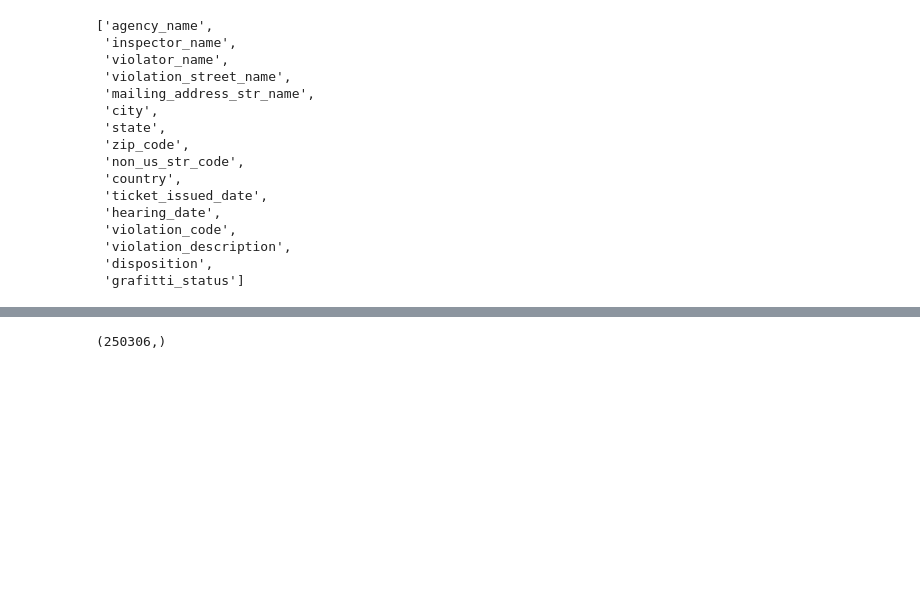
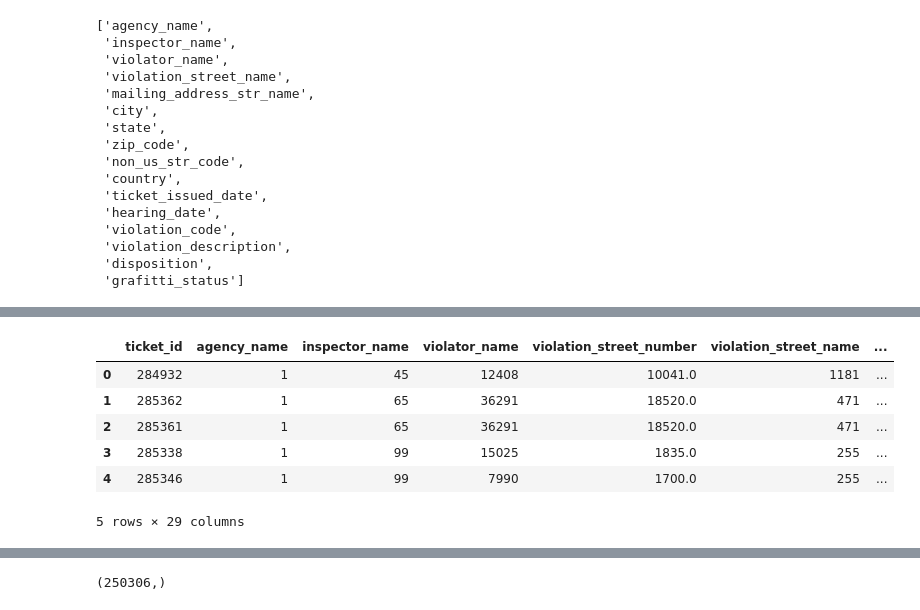
Before and after one commit to PavlovAS/coursera, a Jupyter notebook: Michigan_Python/Course_3_ML/Assignment_4.ipynb, the cells around one changed output, grey strips where cells are left out. Cells and saved outputs as stored; diff of their text form; code cells hidden in the pictures; blank space fills up the shorter version.

```diff
--- a/Michigan_Python/Course_3_ML/Assignment_4.ipynb
+++ b/Michigan_Python/Course_3_ML/Assignment_4.ipynb
@@ -225,9 +246,11 @@ cols_to_encode
  'grafitti_status']
 # %%
 X_encoded = X.copy()
+test_df_encoded = test_df.copy()
 
 for col in cols_to_encode:
     X_encoded[col] = X[col].astype('category').cat.codes
+    test_df_encoded[col] = test_df[col].astype('category').cat.codes
 # %%
 X_encoded.head()
 # %% [output]
@@ -241,3 +264,13 @@ X_encoded.head()
+# %%
+test_df_encoded.head()
+# %% [output]
+|  | ticket_id | agency_name | inspector_name | violator_name | violation_street_number | violation_street_name | ... |
+| 0 | 284932 | 1 | 45 | 12408 | 10041.0 | 1181 | ... |
+| 1 | 285362 | 1 | 65 | 36291 | 18520.0 | 471 | ... |
+| 2 | 285361 | 1 | 65 | 36291 | 18520.0 | 471 | ... |
+| 3 | 285338 | 1 | 99 | 15025 | 1835.0 | 255 | ... |
+| 4 | 285346 | 1 | 99 | 7990 | 1700.0 | 255 | ... |
+5 rows × 29 columns
 # %%
 print(X_encoded.isna().values.any())
 print(X_encoded.isnull().values.any())
```
Also changed, not shown: parts of 27 cells of this notebook.
